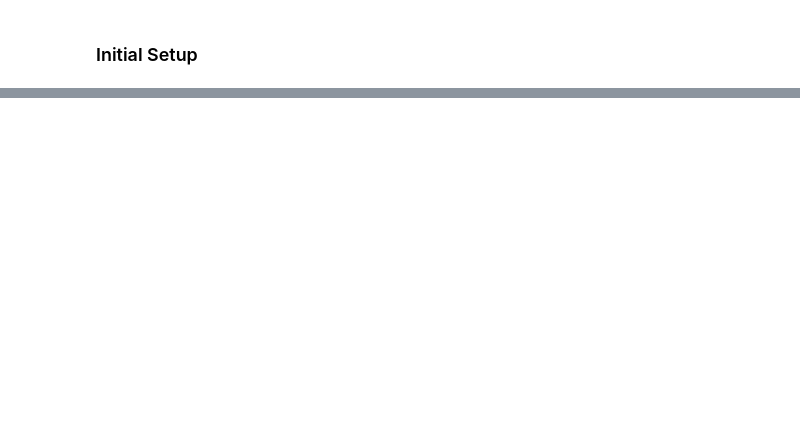
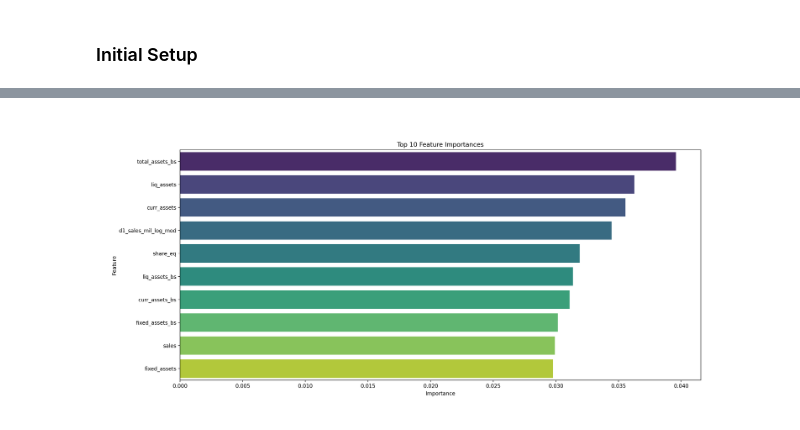
Before and after one commit to artyomashigov/da3, a Jupyter notebook: da3_assignment3/da3_assignment3.ipynb, the cells around one changed output, grey strips where cells are left out. Cells and saved outputs as stored; diff of their text form; code cells hidden in the pictures; blank space fills up the shorter version.

```diff
--- a/da3_assignment3/da3_assignment3.ipynb
+++ b/da3_assignment3/da3_assignment3.ipynb
@@ -126,0 +1156,18 @@ df.head(2)
+# %%
+# Initialize a RandomForestClassifier with specific settings
+prob_forest = RandomForestClassifier(
+    random_state=20240303,
+    n_estimators=500,  # Specify the number of trees in the forest
+    oob_score=True)
+
+# Set up a grid search to optimize the Random Forest parameters
+prob_forest_grid = GridSearchCV(
+    prob_forest,
+    grid,  # Parameter grid to search through
+    cv=k,
+    refit='roc_auc',
+    scoring=['accuracy', 'roc_auc', 'neg_brier_score'],  # Scoring metrics to evaluate
+    n_jobs=-1)
+# %%
+%%time
+prob_forest_fit = prob_forest_grid.fit(rfvars_train, y_train)
@@ -126,0 +1420,18 @@ df.head(2)
+# %%
+# checking feature importances
+
+pd.DataFrame(
+    prob_forest_fit.best_estimator_.feature_importances_,
+    rfvars_train.columns)
+
+df_var_imp = pd.DataFrame(
+    prob_forest_fit.best_estimator_.feature_importances_,
+    rfvars_train.columns)\
+    .reset_index()\
+    .rename({"index": "variable", 0: "imp"}, axis=1)\
+    .sort_values(by=["imp"], ascending=False)\
+    .reset_index(drop = True)
+
+df_var_imp['cumulative_imp'] = df_var_imp['imp'].cumsum()
+top10 = df_var_imp.head(10)
+top10[['variable','imp']]
@@ -126,0 +1450,10 @@ df.head(2)
+# %%
+# plot variable importances
+plt.figure(figsize=(18, 8))
+sns.barplot(data=top10, x='imp', y='variable', palette='viridis')
+plt.title('Top 10 Feature Importances')
+plt.xlabel('Importance')
+plt.ylabel('Feature')
+plt.show()
+# %% [output]
+[figure, added]
```
Also changed, not shown: parts of 135 cells of this notebook.
